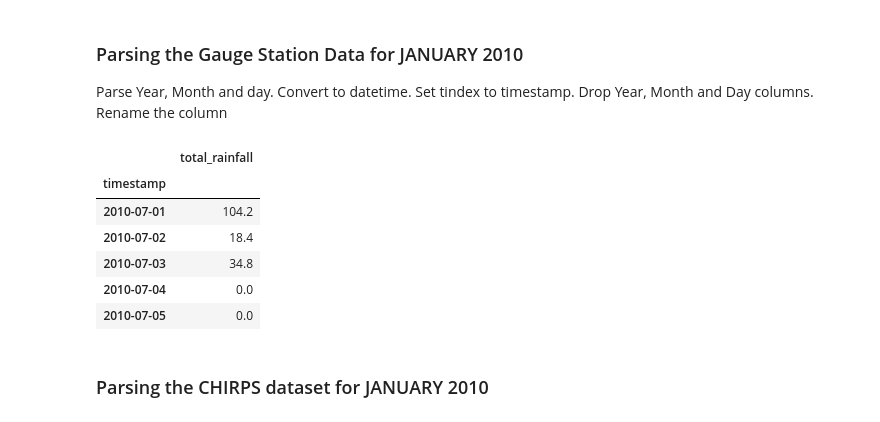
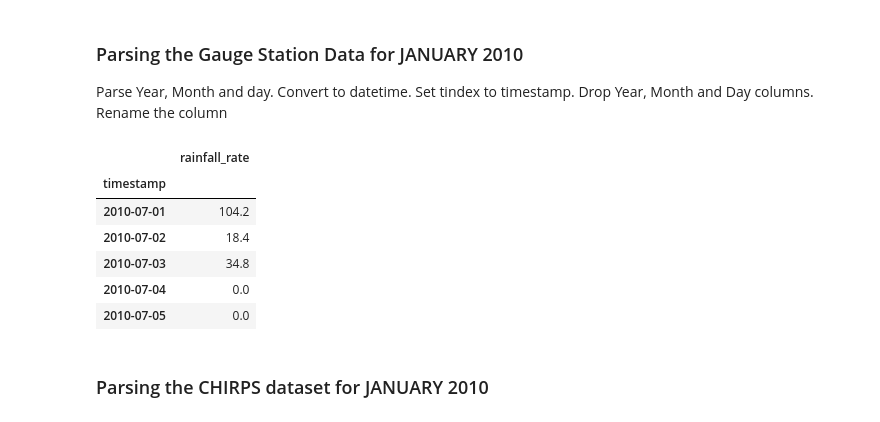
Before and after one commit to dsaharia/PRAT-Rainfall, a Jupyter notebook: imager-rainfall/Singapore.ipynb, the cells around one changed output. Drawn from its saved outputs; the diff is of its cells as text; code cells hidden in the pictures.

```diff
--- a/imager-rainfall/Singapore.ipynb
+++ b/imager-rainfall/Singapore.ipynb
@@ -52,13 +62,13 @@ Parse Year, Month and day. Convert to datetime. Set tindex to timestamp. Drop Ye
 # %%
 # Semicolon is used to separate month and day, otherwise datetime is wrongly converted
 gauge_station_df['timestamp'] = pd.to_datetime(gauge_station_df['Year'].astype(str) + gauge_station_df['Month'].astype(str) + ":"+ gauge_station_df['Day'].astype(str), format="%Y%m:%d")
 gauge_station_df.set_index('timestamp', inplace=True)
 gauge_station_df.drop(['Year', 'Month', 'Day'], inplace=True, axis=1)
 gauge_station_df.sort_index(axis=0)
-gauge_station_df.rename(columns={'Daily Rainfall Total (mm)':'total_rainfall'}, inplace=True)
+gauge_station_df.rename(columns={'Daily Rainfall Total (mm)':'rainfall_rate'}, inplace=True)
 gauge_station_df.head()
 # %% [output]
-|  | total_rainfall |
+|  | rainfall_rate |
 | timestamp |  |
 | 2010-07-01 | 104.2 |
 | 2010-07-02 | 18.4 |
```
Also changed, not shown: parts of 13 cells of this notebook.
